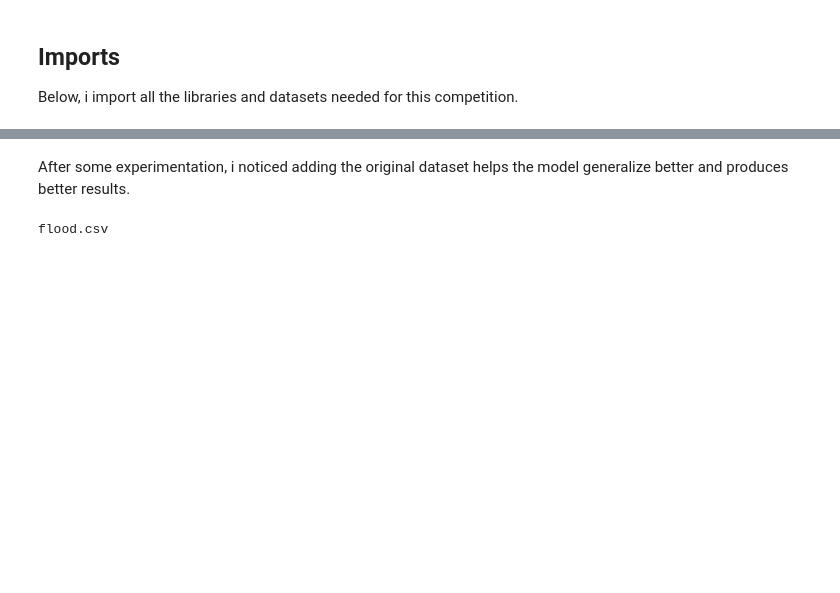
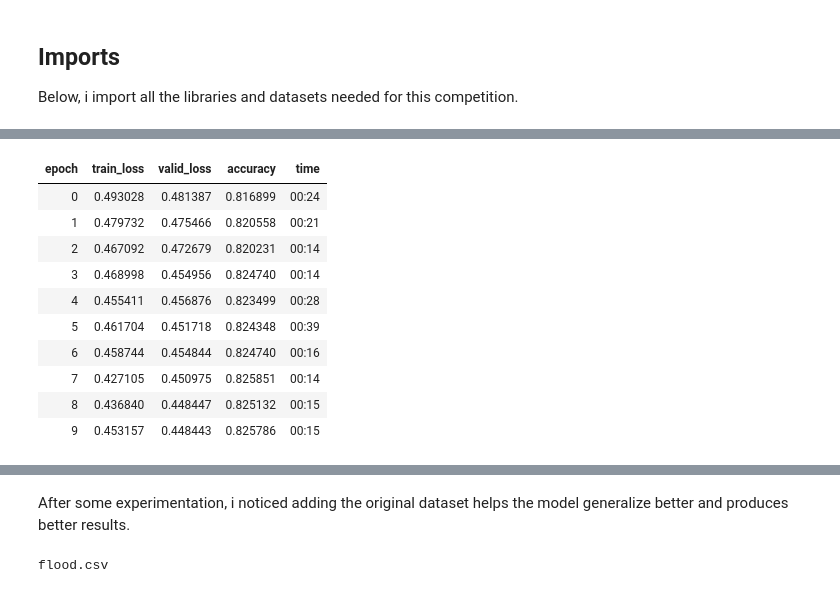
Before and after one commit to rubanzasilva/academic_success, a Jupyter notebook: s04e06_fastai+GBT.ipynb, the cells around one changed output, grey strips where cells are left out. Saved outputs shown, nothing was run; the diff lists cells and outputs as text; code cells hidden in the pictures; blank space fills up the shorter version.

```diff
--- a/s04e06_fastai+GBT.ipynb
+++ b/s04e06_fastai+GBT.ipynb
@@ -214,0 +266,15 @@ Path('/kaggle/input/playground-series-s4e5')
+# %%
+%%time
+learn.fit_one_cycle(10,0.012)
+# %% [output]
+| epoch | train_loss | valid_loss | accuracy | time |
+| 0 | 0.493028 | 0.481387 | 0.816899 | 00:24 |
+| 1 | 0.479732 | 0.475466 | 0.820558 | 00:21 |
+| 2 | 0.467092 | 0.472679 | 0.820231 | 00:14 |
+| 3 | 0.468998 | 0.454956 | 0.824740 | 00:14 |
+| 4 | 0.455411 | 0.456876 | 0.823499 | 00:28 |
+| 5 | 0.461704 | 0.451718 | 0.824348 | 00:39 |
+| 6 | 0.458744 | 0.454844 | 0.824740 | 00:16 |
+| 7 | 0.427105 | 0.450975 | 0.825851 | 00:14 |
+| 8 | 0.436840 | 0.448447 | 0.825132 | 00:15 |
+| 9 | 0.453157 | 0.448443 | 0.825786 | 00:15 |
```
Also changed, not shown: parts of 94 cells of this notebook.
